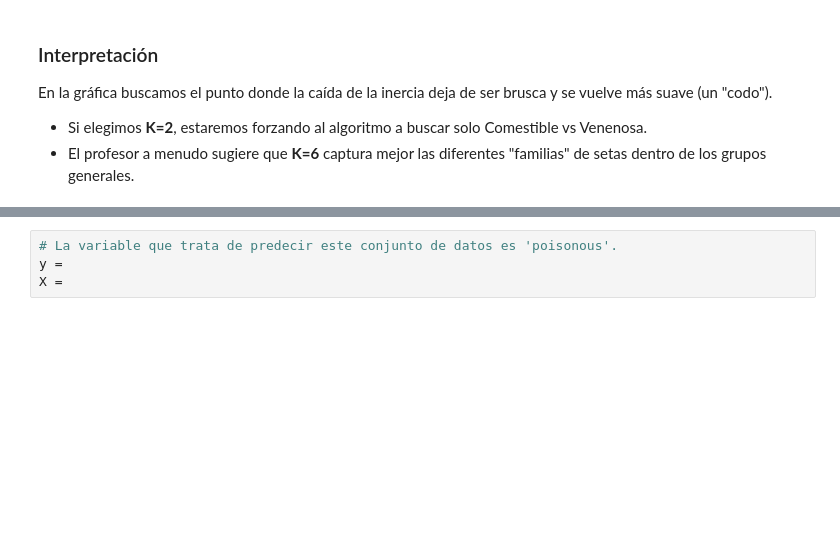
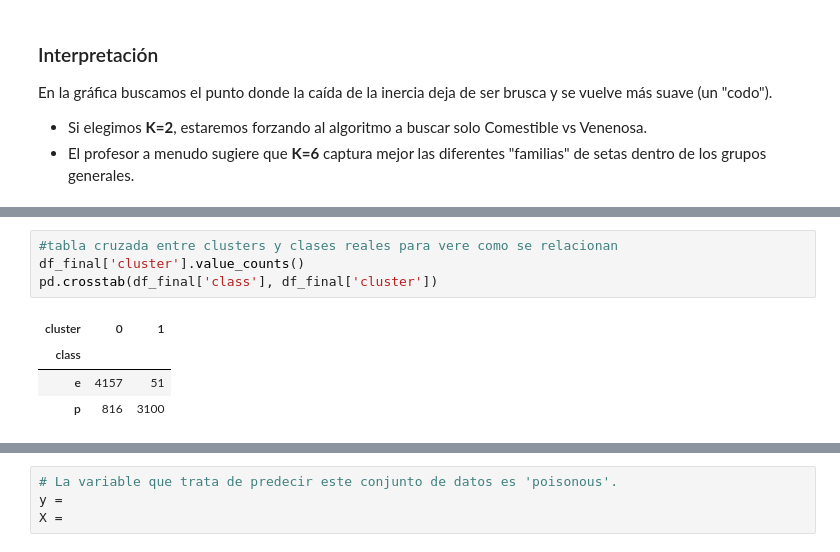
Before and after one commit to ThamirysKearney/DA-Project-Unsupervised-ML-Thami, a Jupyter notebook: notebooks/workshop_clustering_pca.ipynb, the cells around one changed output, grey strips where cells are left out. Drawn from its saved outputs; the diff is of its cells as text; blank space fills up the shorter version.

```diff
--- a/notebooks/workshop_clustering_pca.ipynb
+++ b/notebooks/workshop_clustering_pca.ipynb
@@ -1043,0 +1137,9 @@ En la gráfica buscamos el punto donde la caída de la inercia deja de ser brusc
+# %%
+#tabla cruzada entre clusters y clases reales para vere como se relacionan
+df_final['cluster'].value_counts()
+pd.crosstab(df_final['class'], df_final['cluster'])
+# %% [output]
+| cluster | 0 | 1 |
+| class |  |  |
+| e | 4157 | 51 |
+| p | 816 | 3100 |
```
Also changed, not shown: parts of 12 cells of this notebook.
